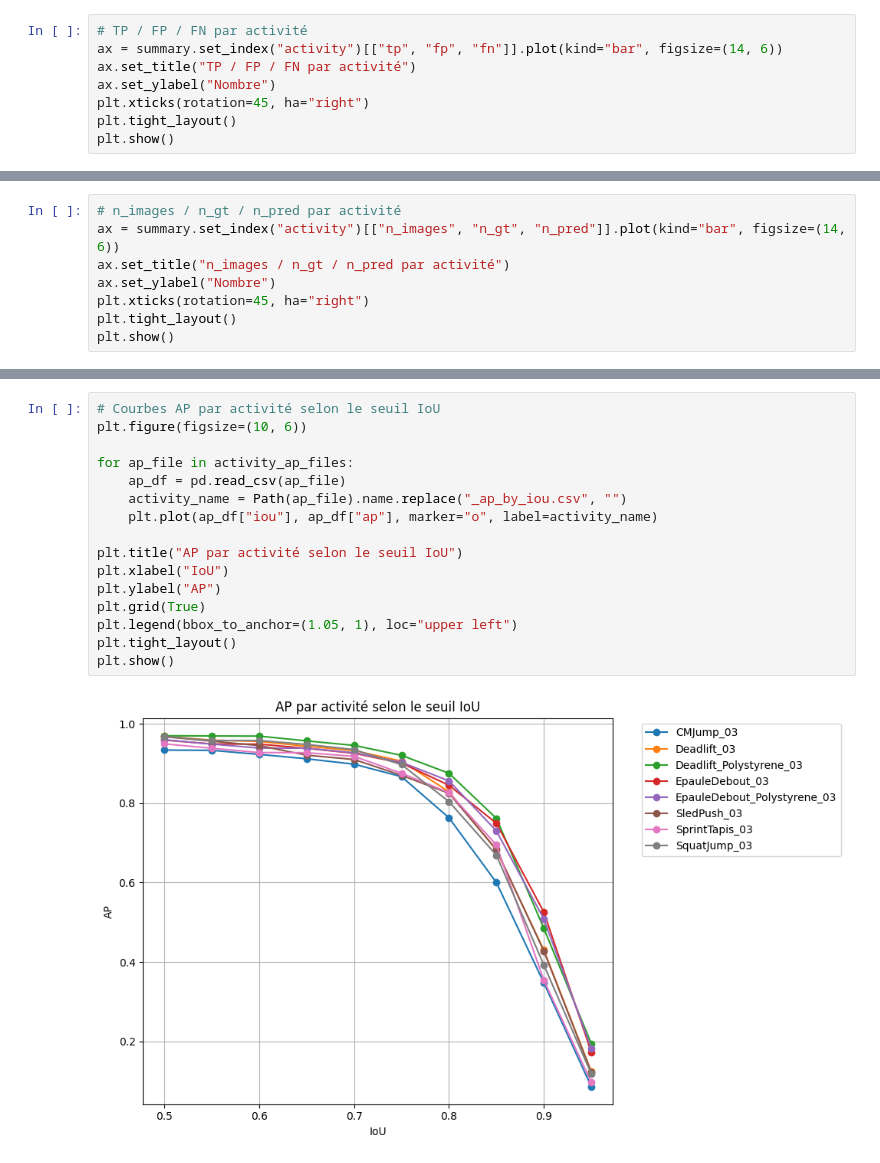
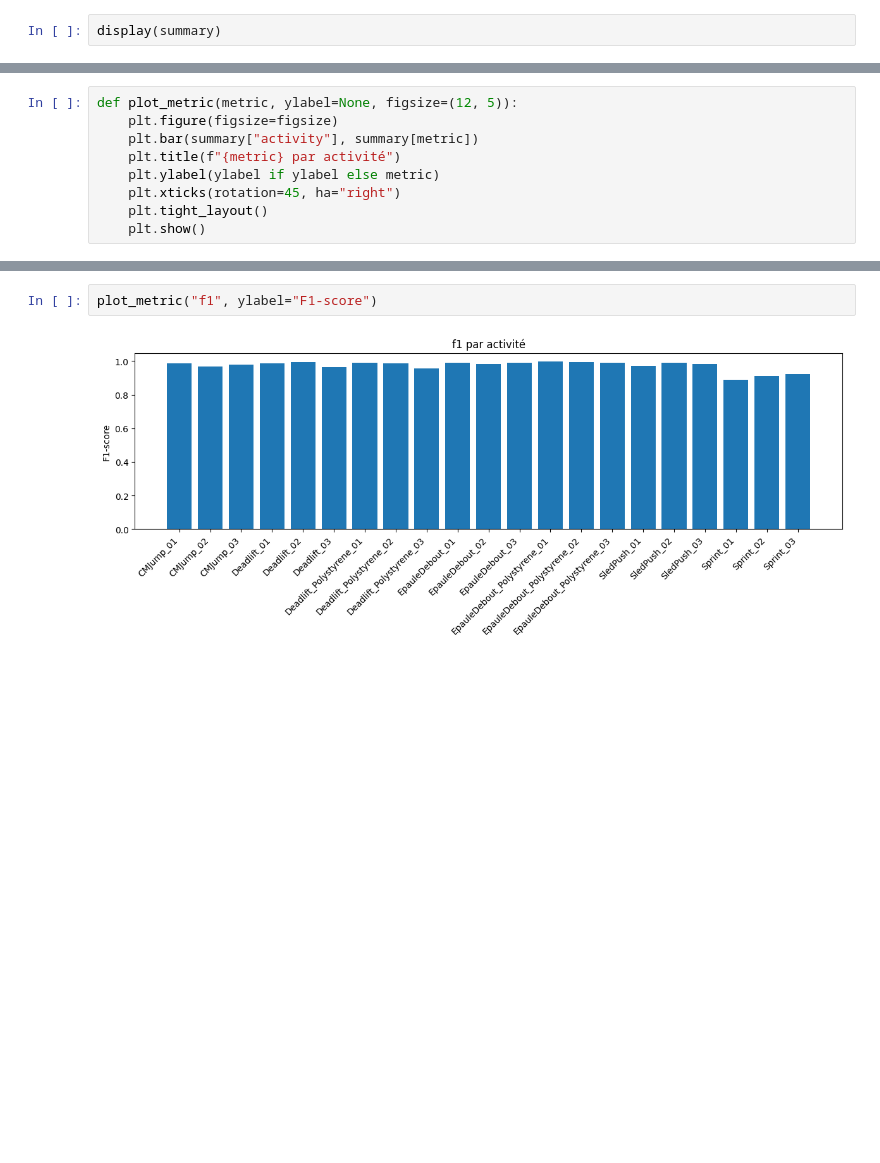
Before and after one commit to ZakariaAllouche1/MVPMPose, a Jupyter notebook: eval_detection.ipynb, the cells around one changed output, grey strips where cells are left out. Cells and saved outputs as stored; diff of their text form; blank space fills up the shorter version.

```diff
--- a/eval_detection.ipynb
+++ b/eval_detection.ipynb
@@ -86,9 +100,3 @@ plt.show()
 # %%
-# TP / FP / FN par activité
-ax = summary.set_index("activity")[["tp", "fp", "fn"]].plot(kind="bar", figsize=(14, 6))
-ax.set_title("TP / FP / FN par activité")
-ax.set_ylabel("Nombre")
-plt.xticks(rotation=45, ha="right")
-plt.tight_layout()
-plt.show()
+display(summary)
 # %% [output]
@@ -96,8 +141,9 @@ plt.show()
 # %%
-# n_images / n_gt / n_pred par activité
-ax = summary.set_index("activity")[["n_images", "n_gt", "n_pred"]].plot(kind="bar", figsize=(14, 6))
-ax.set_title("n_images / n_gt / n_pred par activité")
-ax.set_ylabel("Nombre")
-plt.xticks(rotation=45, ha="right")
-plt.tight_layout()
-plt.show()
+def plot_metric(metric, ylabel=None, figsize=(12, 5)):
+    plt.figure(figsize=figsize)
+    plt.bar(summary["activity"], summary[metric])
+    plt.title(f"{metric} par activité")
+    plt.ylabel(ylabel if ylabel else metric)
+    plt.xticks(rotation=45, ha="right")
+    plt.tight_layout()
+    plt.show()
@@ -136,18 +175,4 @@ plt.show()
 # %%
-# Courbes AP par activité selon le seuil IoU
-plt.figure(figsize=(10, 6))
-
-for ap_file in activity_ap_files:
-    ap_df = pd.read_csv(ap_file)
-    activity_name = Path(ap_file).name.replace("_ap_by_iou.csv", "")
-    plt.plot(ap_df["iou"], ap_df["ap"], marker="o", label=activity_name)
-
-plt.title("AP par activité selon le seuil IoU")
-plt.xlabel("IoU")
-plt.ylabel("AP")
-plt.grid(True)
-plt.legend(bbox_to_anchor=(1.05, 1), loc="upper left")
-plt.tight_layout()
-plt.show()
+plot_metric("f1", ylabel="F1-score")
 # %% [output]
-[figure, old version]
+[figure, new version]
```
Also changed, not shown: parts of 35 cells of this notebook.
